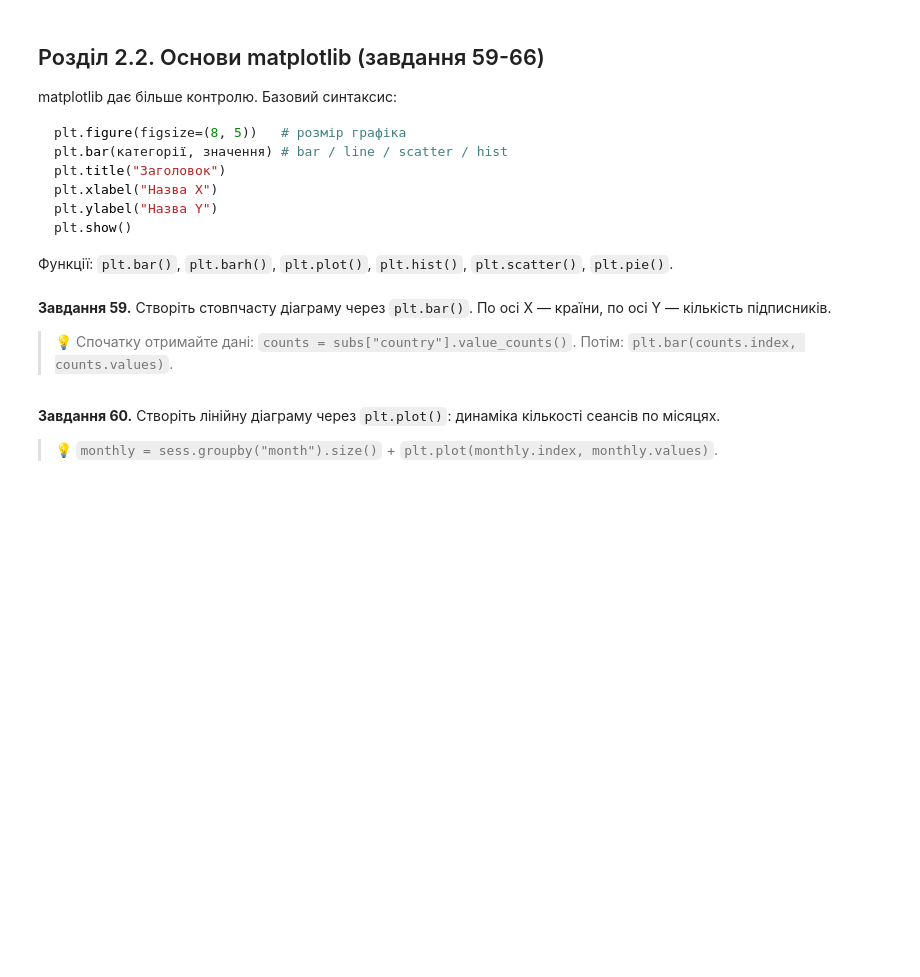
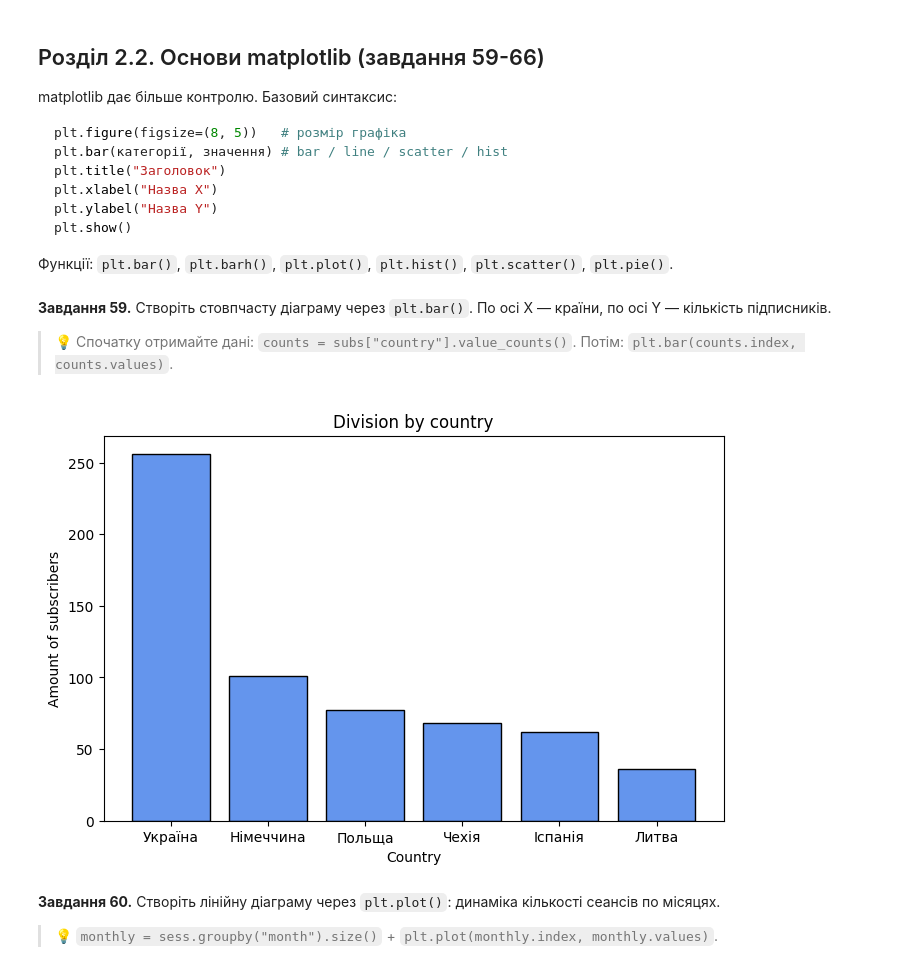
Before and after one commit to NatalieAleksandrova2026/DTA_2026, a Jupyter notebook: Homework/pandas_viz_practice.ipynb, the cells around one changed output. Saved outputs shown, nothing was run; the diff lists cells and outputs as text; code cells hidden in the pictures; blank space fills up the shorter version.

```diff
--- a/Homework/pandas_viz_practice.ipynb
+++ b/Homework/pandas_viz_practice.ipynb
@@ -1121,3 +1147,15 @@ plt.show()
+# %%
+# Завдання 59:
+counts = subs["country"].value_counts()
+plt.figure(figsize=(8, 5))
+plt.bar(counts.index, counts.values, color="cornflowerblue", edgecolor="black")
+plt.title("Division by country")
+plt.xlabel("Country")
+plt.ylabel("Amount of subscribers")
+
+plt.show()
+# %% [output]
+[figure, added]
 # %% [markdown]
 **Завдання 60.** Створіть лінійну діаграму через `plt.plot()`: динаміка кількості сеансів по місяцях.
 
```
Also changed, not shown: parts of 7 cells of this notebook.
